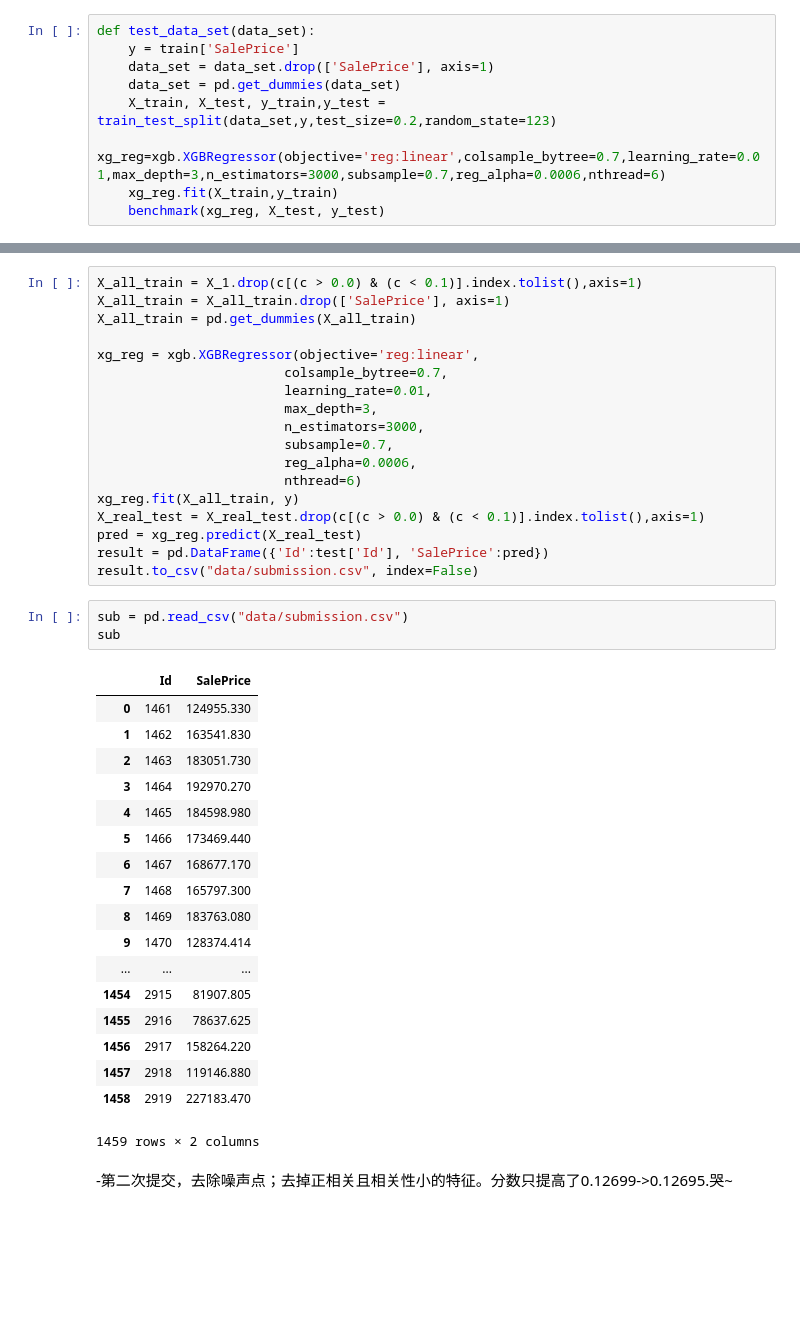
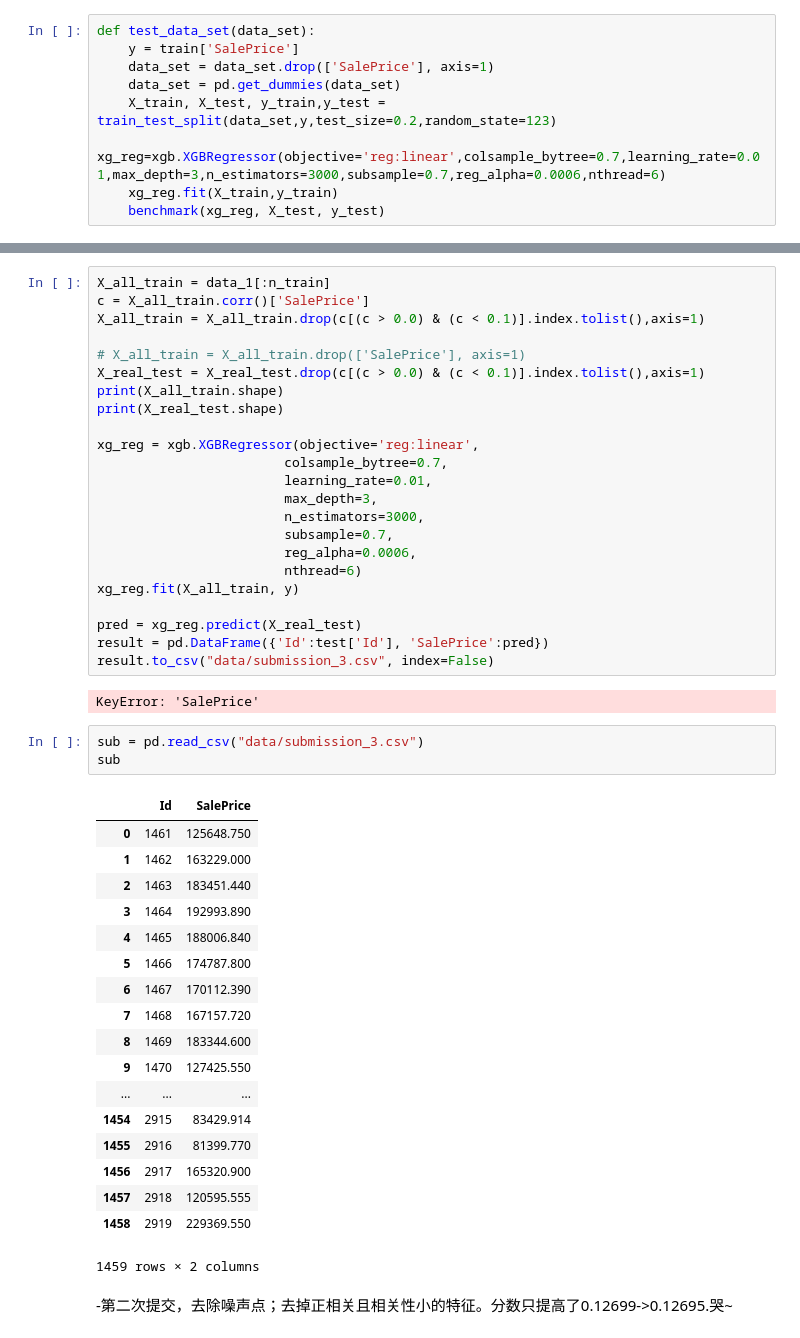
Before and after one commit to zingp/kaggle, a Jupyter notebook: LosAngelesHousePricesForecast/new.ipynb, the cells around one changed output, grey strips where cells are left out. Drawn from its saved outputs; the diff is of its cells as text; blank space fills up the shorter version.

```diff
--- a/LosAngelesHousePricesForecast/new.ipynb
+++ b/LosAngelesHousePricesForecast/new.ipynb
@@ -271,7 +290,12 @@ X_1.shape
 # %%
-X_all_train = X_1.drop(c[(c > 0.0) & (c < 0.1)].index.tolist(),axis=1)
-X_all_train = X_all_train.drop(['SalePrice'], axis=1)
-X_all_train = pd.get_dummies(X_all_train)
+X_all_train = data_1[:n_train]
+c = X_all_train.corr()['SalePrice']
+X_all_train = X_all_train.drop(c[(c > 0.0) & (c < 0.1)].index.tolist(),axis=1)
+
+# X_all_train = X_all_train.drop(['SalePrice'], axis=1)
+X_real_test = X_real_test.drop(c[(c > 0.0) & (c < 0.1)].index.tolist(),axis=1)
+print(X_all_train.shape)
+print(X_real_test.shape)
 
 xg_reg = xgb.XGBRegressor(objective='reg:linear',
                         colsample_bytree=0.7,
@@ -282,31 +306,33 @@ xg_reg = xgb.XGBRegressor(objective='reg:linear',
                         reg_alpha=0.0006,
                         nthread=6)
 xg_reg.fit(X_all_train, y)
-X_real_test = X_real_test.drop(c[(c > 0.0) & (c < 0.1)].index.tolist(),axis=1)
+
 pred = xg_reg.predict(X_real_test)
 result = pd.DataFrame({'Id':test['Id'], 'SalePrice':pred})
-result.to_csv("data/submission.csv", index=False)
+result.to_csv("data/submission_3.csv", index=False)
+# %% [output]
+KeyError: 'SalePrice'
 # %%
-sub = pd.read_csv("data/submission.csv")
+sub = pd.read_csv("data/submission_3.csv")
 sub
 # %% [output]
 |  | Id | SalePrice |
-| 0 | 1461 | 124955.330 |
-| 1 | 1462 | 163541.830 |
-| 2 | 1463 | 183051.730 |
-| 3 | 1464 | 192970.270 |
-| 4 | 1465 | 184598.980 |
-| 5 | 1466 | 173469.440 |
-| 6 | 1467 | 168677.170 |
-| 7 | 1468 | 165797.300 |
-| 8 | 1469 | 183763.080 |
-| 9 | 1470 | 128374.414 |
+| 0 | 1461 | 125648.750 |
+| 1 | 1462 | 163229.000 |
+| 2 | 1463 | 183451.440 |
+| 3 | 1464 | 192993.890 |
+| 4 | 1465 | 188006.840 |
+| 5 | 1466 | 174787.800 |
+| 6 | 1467 | 170112.390 |
+| 7 | 1468 | 167157.720 |
+| 8 | 1469 | 183344.600 |
+| 9 | 1470 | 127425.550 |
 | ... | ... | ... |
-| 1454 | 2915 | 81907.805 |
-| 1455 | 2916 | 78637.625 |
-| 1456 | 2917 | 158264.220 |
-| 1457 | 2918 | 119146.880 |
-| 1458 | 2919 | 227183.470 |
+| 1454 | 2915 | 83429.914 |
+| 1455 | 2916 | 81399.770 |
+| 1456 | 2917 | 165320.900 |
+| 1457 | 2918 | 120595.555 |
+| 1458 | 2919 | 229369.550 |
 1459 rows × 2 columns
 # %% [markdown]
 -第二次提交，去除噪声点；去掉正相关且相关性小的特征。分数只提高了0.12699->0.12695.哭~
```
Also changed, not shown: parts of 14 cells of this notebook, 1 other file.
